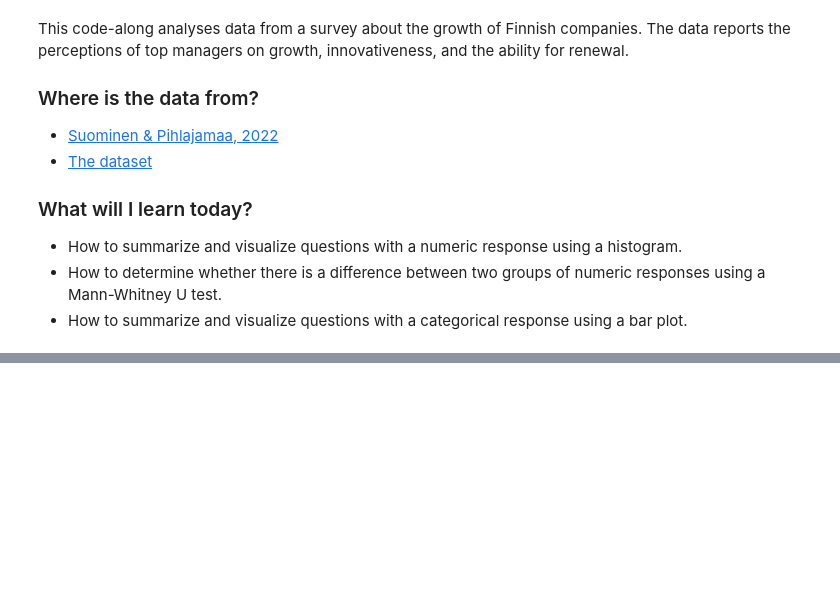
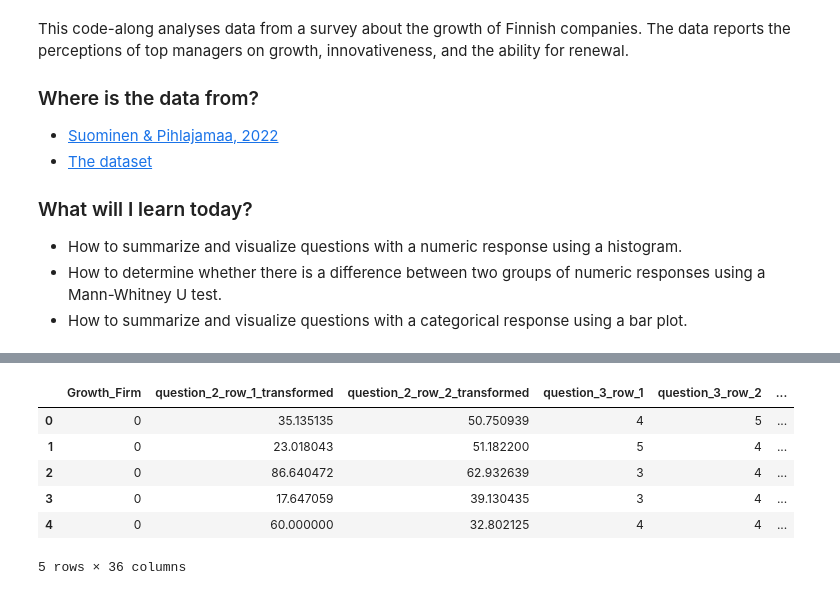
Before and after one commit to iamMashel/ml-scaffold-repo, a Jupyter notebook: ml-platform/notebooks/1.0-omo-survey-data-analysis.ipynb, the cells around one changed output, grey strips where cells are left out. Saved outputs shown, nothing was run; the diff lists cells and outputs as text; code cells hidden in the pictures; blank space fills up the shorter version.

```diff
--- a/ml-platform/notebooks/1.0-omo-survey-data-analysis.ipynb
+++ b/ml-platform/notebooks/1.0-omo-survey-data-analysis.ipynb
@@ -21,0 +130,22 @@ SyntaxError: invalid syntax (3362231377.py, line 1)
+# %%
+# Select everything from survey_data.csv
+
+# Query survey_data.csv (adjust filename if needed)
+query = f"""
+SELECT * FROM read_csv_auto(
+    '{csv_path.as_posix()}',
+    delim=';',
+    decimal_separator=',',
+    nullstr=' '
+)
+"""
+df = duckdb.query(query).to_df()
+df.head()
+# %% [output]
+|  | Growth_Firm | question_2_row_1_transformed | question_2_row_2_transformed | question_3_row_1 | question_3_row_2 | ... |
+| 0 | 0 | 35.135135 | 50.750939 | 4 | 5 | ... |
+| 1 | 0 | 23.018043 | 51.182200 | 5 | 4 | ... |
+| 2 | 0 | 86.640472 | 62.932639 | 3 | 4 | ... |
+| 3 | 0 | 17.647059 | 39.130435 | 3 | 4 | ... |
+| 4 | 0 | 60.000000 | 32.802125 | 4 | 4 | ... |
+5 rows × 36 columns
```
Also changed, not shown: parts of 7 cells of this notebook, 2 other files.
